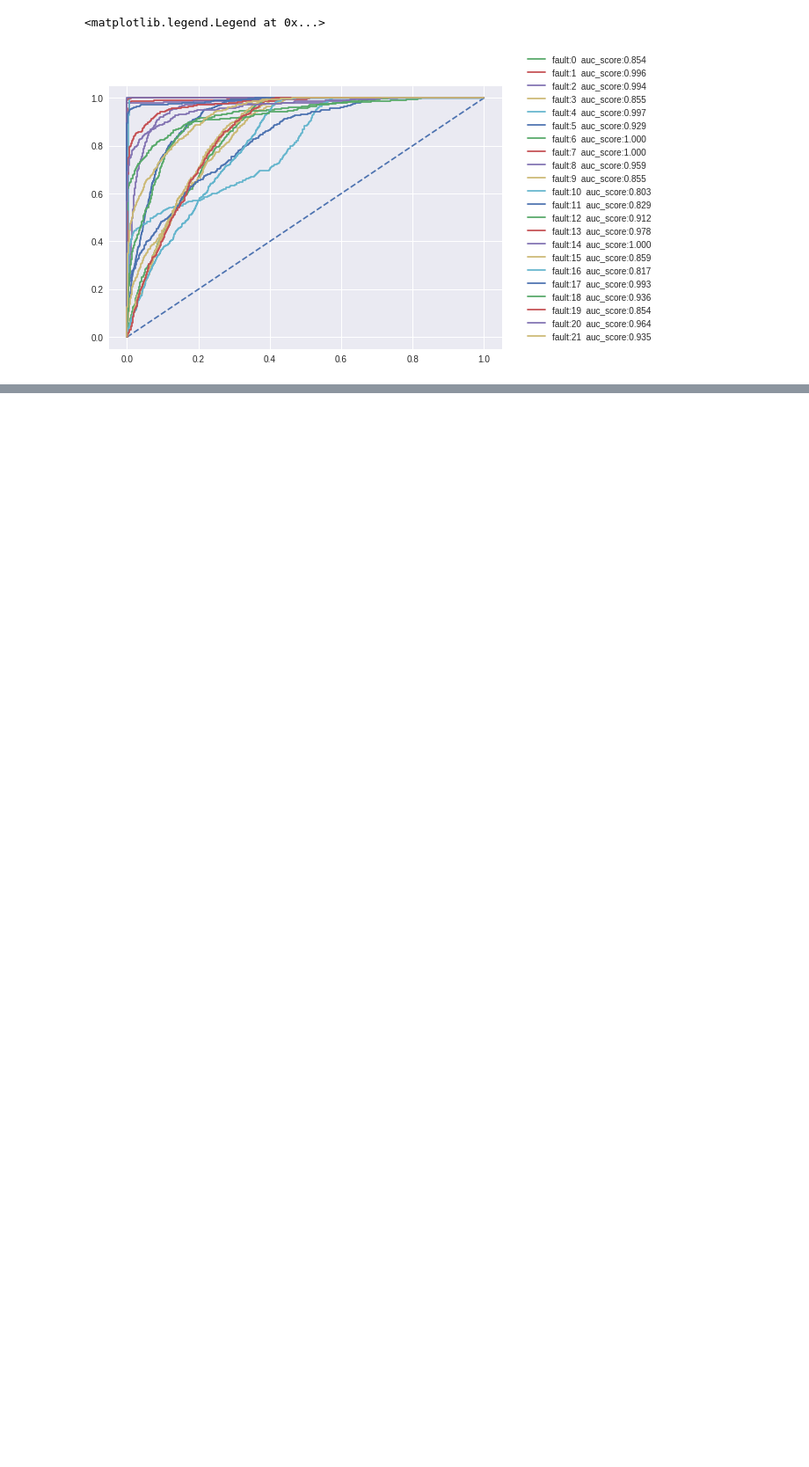
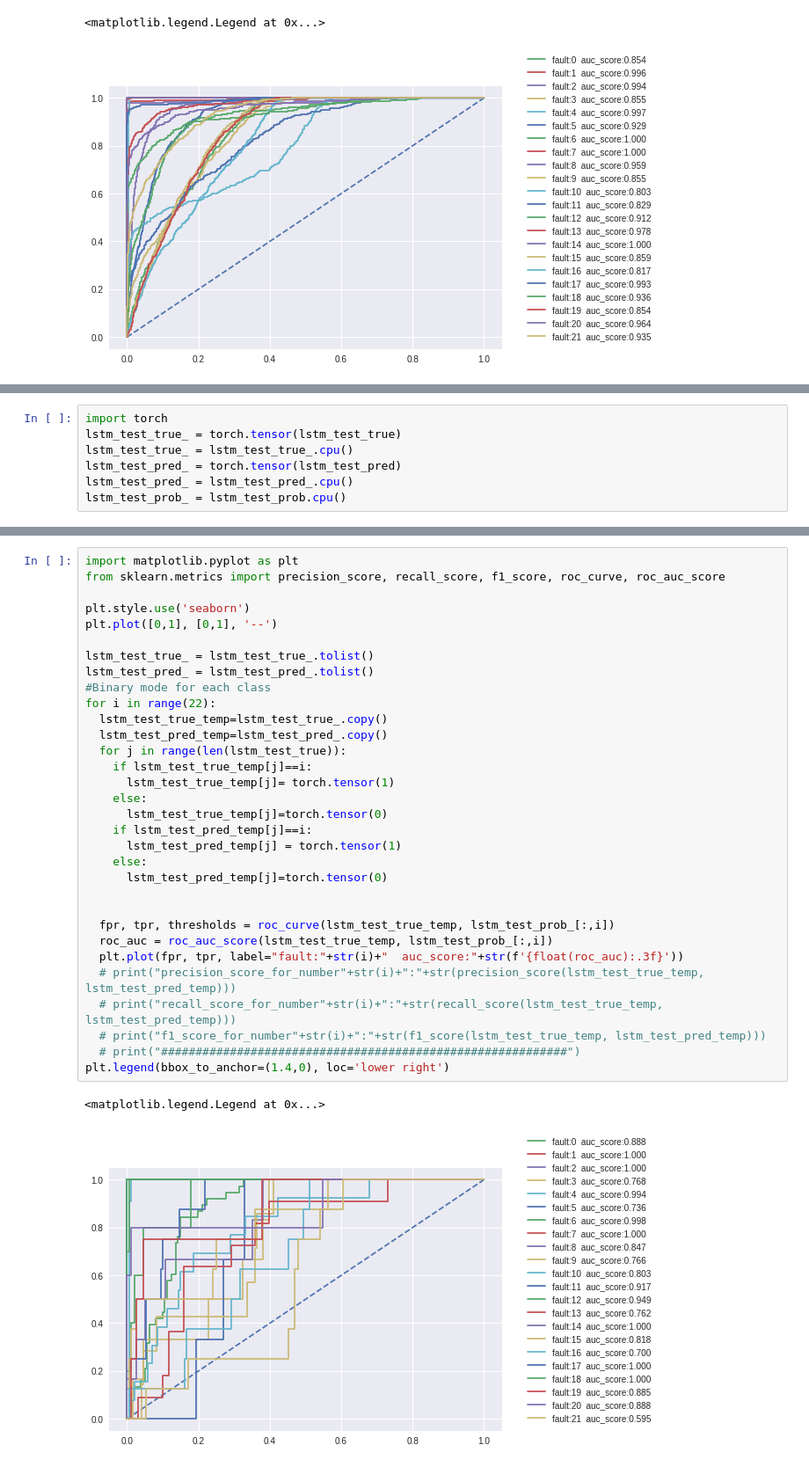
Before and after one commit to phantom-balance/TEP, a Jupyter notebook: performance.ipynb, the cells around one changed output, grey strips where cells are left out. Shown: that part at 88% size. Cells and saved outputs as stored; diff of their text form; blank space fills up the shorter version.

```diff
--- a/performance.ipynb
+++ b/performance.ipynb
@@ -397,0 +733,7 @@ files.download('GRU_TEP.pth.tar')
+# %%
+import torch
+lstm_test_true_ = torch.tensor(lstm_test_true)
+lstm_test_true_ = lstm_test_true_.cpu()
+lstm_test_pred_ = torch.tensor(lstm_test_pred)
+lstm_test_pred_ = lstm_test_pred_.cpu()
+lstm_test_prob_ = lstm_test_prob.cpu()
@@ -397,0 +786,35 @@ files.download('GRU_TEP.pth.tar')
+# %%
+import matplotlib.pyplot as plt
+from sklearn.metrics import precision_score, recall_score, f1_score, roc_curve, roc_auc_score
+
+plt.style.use('seaborn')
+plt.plot([0,1], [0,1], '--')
+
+lstm_test_true_ = lstm_test_true_.tolist()
+lstm_test_pred_ = lstm_test_pred_.tolist()
+#Binary mode for each class
+for i in range(22):
+  lstm_test_true_temp=lstm_test_true_.copy()
+  lstm_test_pred_temp=lstm_test_pred_.copy()
+  for j in range(len(lstm_test_true)):
+    if lstm_test_true_temp[j]==i:
+      lstm_test_true_temp[j]= torch.tensor(1)
+    else:
+      lstm_test_true_temp[j]=torch.tensor(0)
+    if lstm_test_pred_temp[j]==i:
+      lstm_test_pred_temp[j] = torch.tensor(1)
+    else:
+      lstm_test_pred_temp[j]=torch.tensor(0)
+
+
+  fpr, tpr, thresholds = roc_curve(lstm_test_true_temp, lstm_test_prob_[:,i])
+  roc_auc = roc_auc_score(lstm_test_true_temp, lstm_test_prob_[:,i])
+  plt.plot(fpr, tpr, label="fault:"+str(i)+"  auc_score:"+str(f'{float(roc_auc):.3f}'))
+  # print("precision_score_for_number"+str(i)+":"+str(precision_score(lstm_test_true_temp, lstm_test_pred_temp)))
+  # print("recall_score_for_number"+str(i)+":"+str(recall_score(lstm_test_true_temp, lstm_test_pred_temp)))
+  # print("f1_score_for_number"+str(i)+":"+str(f1_score(lstm_test_true_temp, lstm_test_pred_temp)))
+  # print("###########################################################")
+plt.legend(bbox_to_anchor=(1.4,0), loc='lower right')
+# %% [output]
+<matplotlib.legend.Legend at 0x...>
+[figure, added]
```
Also changed, not shown: parts of 44 cells of this notebook.
